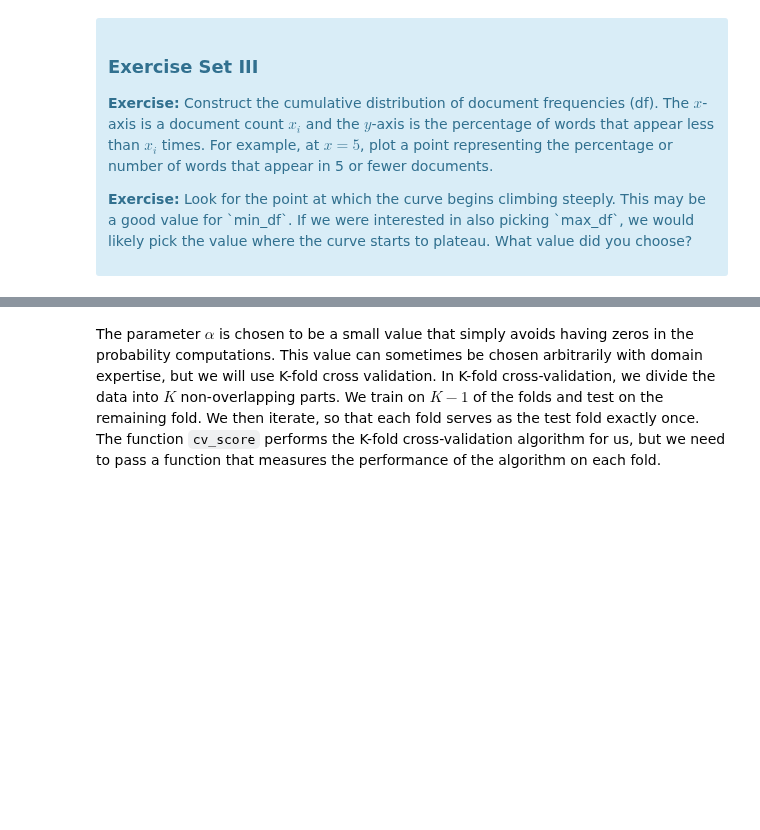
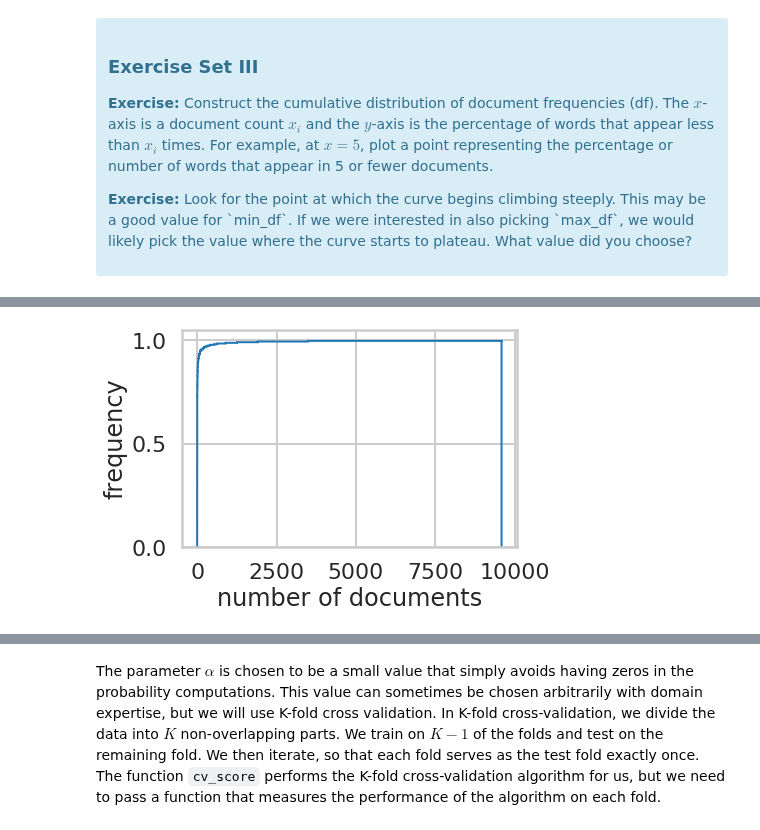
Before and after one commit to morganfry/springboard, a Jupyter notebook: mini-projects/10.3.3/naive_bayes/Mini_Project_Naive_Bayes.ipynb, the cells around one changed output, grey strips where cells are left out. Saved outputs shown, nothing was run; the diff lists cells and outputs as text; code cells hidden in the pictures; blank space fills up the shorter version.

```diff
--- a/mini-projects/10.3.3/naive_bayes/Mini_Project_Naive_Bayes.ipynb
+++ b/mini-projects/10.3.3/naive_bayes/Mini_Project_Naive_Bayes.ipynb
@@ -324,0 +340,4 @@ array([[0, 0, 0, ..., 0, 0, 0],
+# %%
+df_word_freq=pd.DataFrame(((X>0).sum(axis=0).transpose())).reset_index()
+# %%
+df_word_freq.columns=['word','frequency']
@@ -324,0 +353,12 @@ array([[0, 0, 0, ..., 0, 0, 0],
+# %%
+plt.hist(df_word_freq.groupby(['frequency']).size(),
+         bins=len(df_word_freq['frequency']),
+         cumulative=1,
+         density=True,
+         histtype='step')
+#plt.xlim(-1,500)
+plt.xlabel('number of documents')
+plt.ylabel('frequency')
+plt.show()
+# %% [output]
+[figure, added]
```
Also changed, not shown: parts of 31 cells of this notebook.
